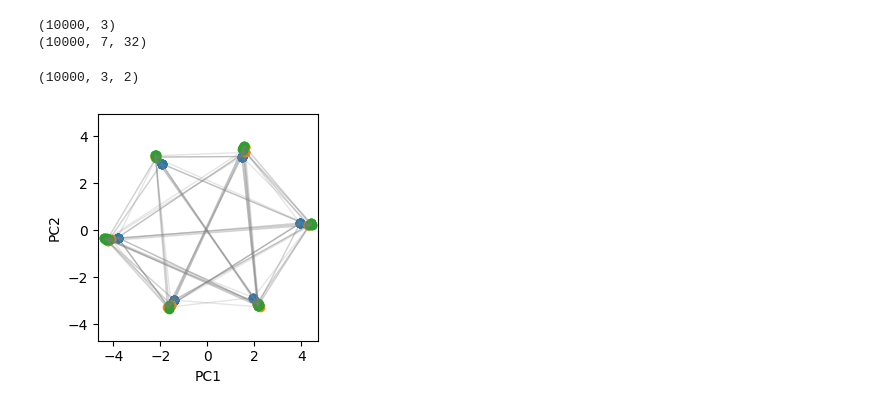
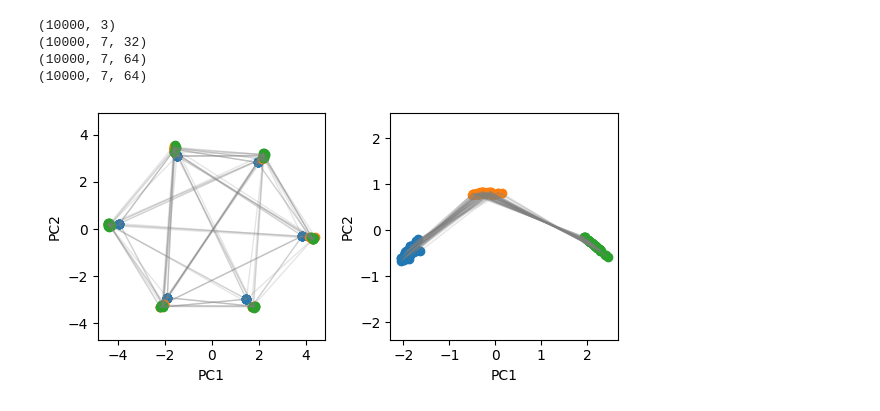
Before and after one commit to SixingChen028/wm-em, a Jupyter notebook: analysis_em.ipynb, the cells around one changed output. Cells and saved outputs as stored; diff of their text form; code cells hidden in the pictures.

Commit message:
add key query analysis

```diff
--- a/analysis_em.ipynb
+++ b/analysis_em.ipynb
@@ -23,6 +23,7 @@ parser.add_argument('--path', type = str, default = os.path.join(os.getcwd(), 'r
 
 # nework parameters
 parser.add_argument('--hidden_size', type = int, default = 32, help = 'hidden size')
+parser.add_argument('--key_size', type = int, default = 64, help = 'key size')
 
 # environment parameters
 parser.add_argument('--num_items', type = int, default = 3, help = 'number of items')
@@ -47,41 +48,52 @@ dict_keys(['items', 'hidden_seqs'])
 # %%
 items = np.array(data['items']) # (num_trials, num_items)
 hiddens = np.array(data['hidden_seqs']) # (num_trials, num_steps, hidden_size)
+keys = np.array(data['key_seqs']) # (num_trials, num_steps, key_size)
+queries = np.array(data['query_seqs']) # (num_trials, num_steps, key_size)
 
 print(items.shape)
 print(hiddens.shape)
+print(keys.shape)
+print(queries.shape)
 # %% [output]
 (10000, 3)
 (10000, 7, 32)
+(10000, 7, 64)
+(10000, 7, 64)
 # %%
-hiddens_decoding = hiddens[:, :args.num_items, :] # get the last 3 stpes
-hiddens_decoding = hiddens_decoding.reshape(-1, args.hidden_size)
-hiddens_decoding.shape
+plt.figure(figsize = (6, 3))
 
-pca = PCA(n_components = 2)
-hiddens_projected = pca.fit_transform(hiddens_decoding)
-hiddens_projected = hiddens_projected.reshape((num_trials, args.num_items, 2))
-print(hiddens_projected.shape)
+for i in range(2):
+    if i == 0:
+        hiddens_selected = hiddens[:, :args.num_items, :] # get the first 3 stpes
+    elif i == 1:
+        hiddens_selected = hiddens[:, -args.num_items:, :] # get the last 3 stpes
 
-num_trials_to_plot = 50
+    hiddens_selected = hiddens_selected.reshape(-1, args.hidden_size)
 
-plt.figure(figsize = (3, 3))
-for i in range(3):
-    plt.scatter(hiddens_projected[:num_trials_to_plot, i, 0], hiddens_projected[:num_trials_to_plot, i, 1])
+    pca = PCA(n_components = 2)
+    hiddens_projected = pca.fit_transform(hiddens_selected)
+    hiddens_projected = hiddens_projected.reshape((num_trials, args.num_items, 2))
+    num_trials_to_plot = 50
 
-for k in range(num_trials_to_plot):
-    for t in range(args.num_items - 1):
-        plt.plot(
-            [hiddens_projected[k, t, 0], hiddens_projected[k, t + 1, 0]],
-            [hiddens_projected[k, t, 1], hiddens_projected[k, t + 1, 1]],
-            color = 'gray', linewidth = 1, alpha = 0.2
-        )
-plt.xlabel('PC1')
-plt.ylabel('PC2')
-plt.axis('equal')
+    plt.subplot(1, 2, i + 1)
+
+    for j in range(3):
+        plt.scatter(hiddens_projected[:num_trials_to_plot, j, 0], hiddens_projected[:num_trials_to_plot, j, 1])
+
+    for k in range(num_trials_to_plot):
+        for t in range(args.num_items - 1):
+            plt.plot(
+                [hiddens_projected[k, t, 0], hiddens_projected[k, t + 1, 0]],
+                [hiddens_projected[k, t, 1], hiddens_projected[k, t + 1, 1]],
+                color = 'gray', linewidth = 1, alpha = 0.2
+            )
+    plt.xlabel('PC1')
+    plt.ylabel('PC2')
+    plt.axis('equal')
+
 plt.tight_layout()
 plt.show()
 # %% [output]
-(10000, 3, 2)
-[figure, old version]
+[figure, new version]
 # %%
```
Also changed, not shown: parts of 3 cells of this notebook, 3 other files.
